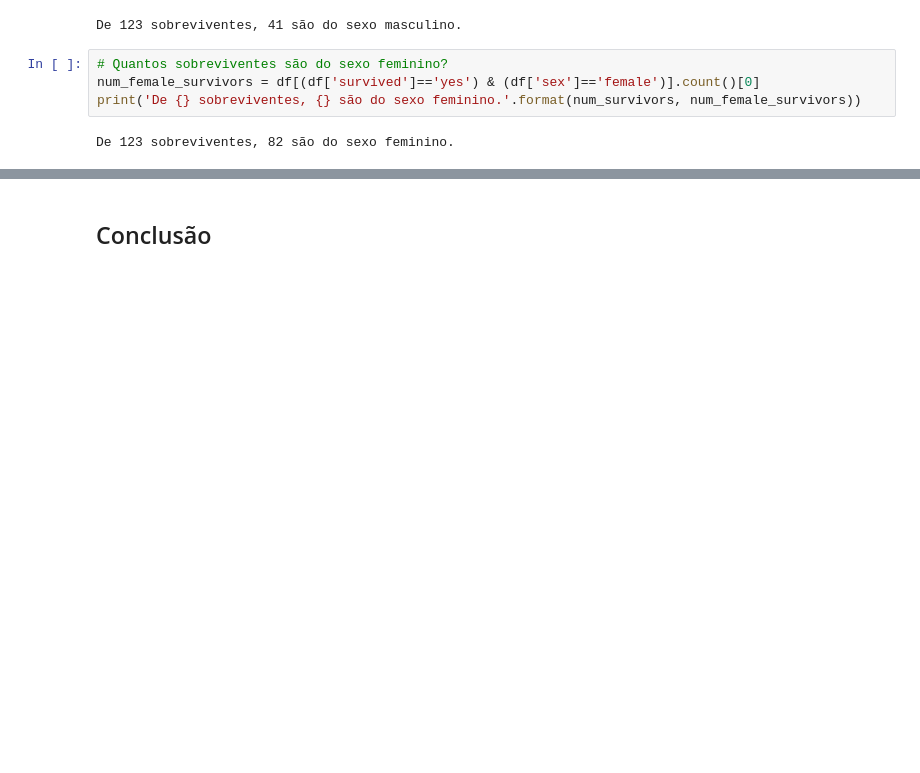
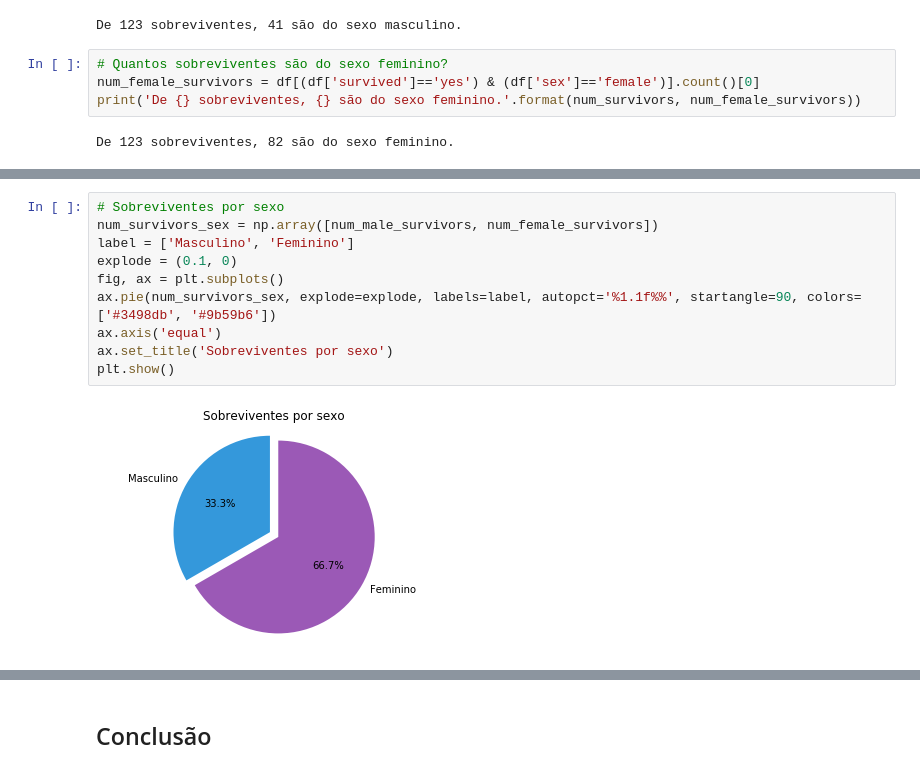
Before and after one commit to calaca/ndfdsi-investigate-a-dataset, a Jupyter notebook: investigate_a_dataset_titanic.ipynb, the cells around one changed output, grey strips where cells are left out. Saved outputs shown, nothing was run; the diff lists cells and outputs as text; blank space fills up the shorter version.

```diff
--- a/investigate_a_dataset_titanic.ipynb
+++ b/investigate_a_dataset_titanic.ipynb
@@ -204,0 +217,12 @@ De 123 sobreviventes, 82 são do sexo feminino.
+# %%
+# Sobreviventes por sexo
+num_survivors_sex = np.array([num_male_survivors, num_female_survivors])
+label = ['Masculino', 'Feminino']
+explode = (0.1, 0)
+fig, ax = plt.subplots()
+ax.pie(num_survivors_sex, explode=explode, labels=label, autopct='%1.1f%%', startangle=90, colors=['#3498db', '#9b59b6'])
+ax.axis('equal')
+ax.set_title('Sobreviventes por sexo')
+plt.show()
+# %% [output]
+[figure, added]
```
Also changed, not shown: parts of 19 cells of this notebook.
